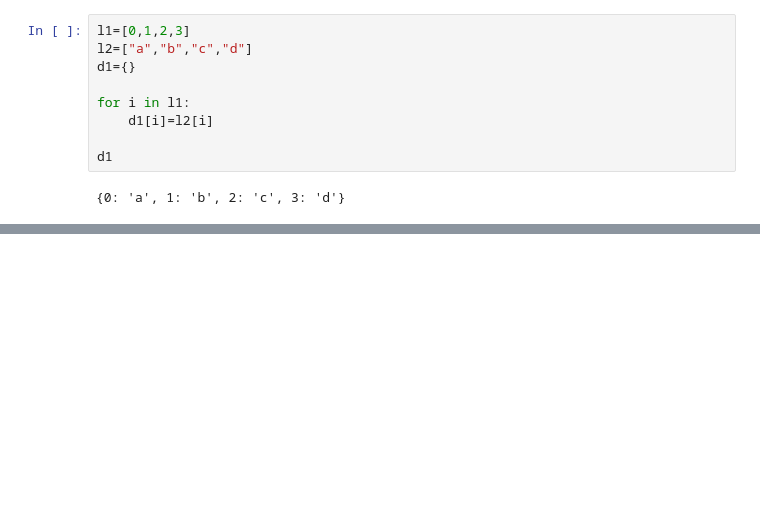
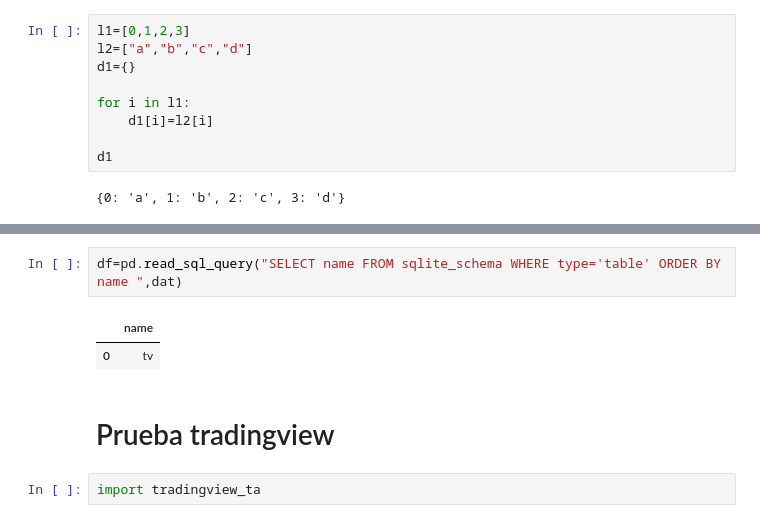
Before and after one commit to joankenobi/analisis_de_datos_copy_trading, a Jupyter notebook: Proyecto/notebooks/analisis_de_datos_prueba.ipynb, the cells around one changed output, grey strips where cells are left out. Saved outputs shown, nothing was run; the diff lists cells and outputs as text; blank space fills up the shorter version.

```diff
--- a/Proyecto/notebooks/analisis_de_datos_prueba.ipynb
+++ b/Proyecto/notebooks/analisis_de_datos_prueba.ipynb
@@ -496,0 +550,9 @@ d1
+# %%
+df=pd.read_sql_query("SELECT name FROM sqlite_schema WHERE type='table' ORDER BY name ",dat)
+# %% [output]
+|  | name |
+| 0 | tv |
+# %% [markdown]
+# Prueba tradingview
+# %%
+import tradingview_ta
```
Also changed, not shown: parts of 14 cells of this notebook.
